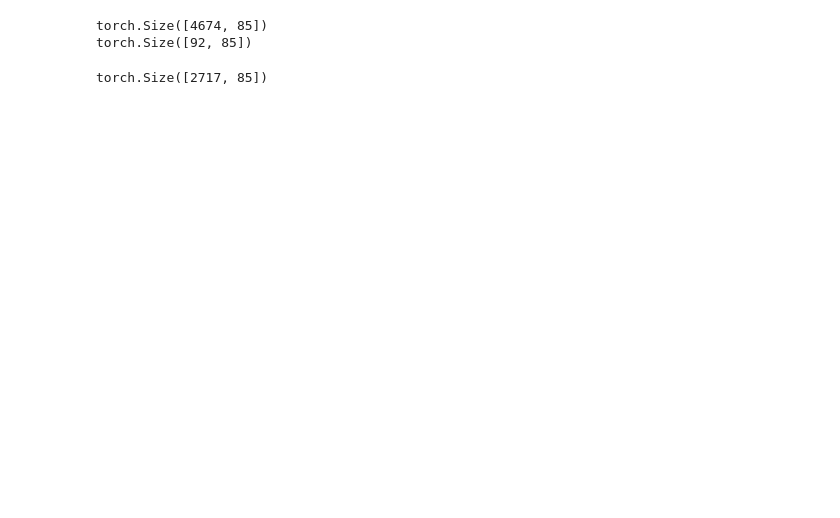
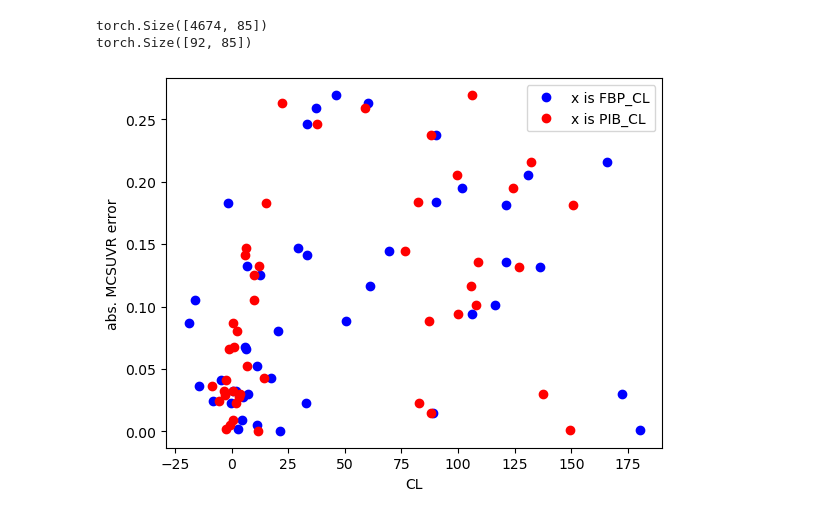
Before and after one commit to SoloChe/PET_cycleGAN, a Jupyter notebook: PET_interpretation.ipynb, the cells around one changed output. Drawn from its saved outputs; the diff is of its cells as text; code cells hidden in the pictures; blank space fills up the shorter version.

```diff
--- a/PET_interpretation.ipynb
+++ b/PET_interpretation.ipynb
@@ -40,7 +75,23 @@ test_loader = torch.utils.data.DataLoader(test_data, batch_size=128, shuffle=Fal
 # %% [output]
 torch.Size([4674, 85])
 torch.Size([92, 85])
-# %%
-uFBP.shape
-# %% [output]
-torch.Size([2717, 85])
+# %%
+from MCSUVR import cal_MCSUVR_torch, load_weights, cal_correlation
+MCSUVR_WEIGHT, _, REGION_INDEX = load_weights()
+mc_true = cal_MCSUVR_torch(pPiB,  REGION_INDEX, MCSUVR_WEIGHT).detach().numpy()
+mc_fake = cal_MCSUVR_torch(pPiB_fake,  REGION_INDEX, MCSUVR_WEIGHT).detach().numpy()
+cor = cal_correlation(mc_true, mc_fake)
+
+
+import pandas as pd
+pCL = pd.read_excel('./data_PET/Centioid_Summary.xlsx', sheet_name='Sheet1')
+# %%
+import matplotlib.pyplot as plt
+plt.plot(pCL['FBP_CL'], np.abs((mc_true - mc_fake)), 'bo', label='x is FBP_CL')
+plt.plot(pCL['PIB_CL'], np.abs((mc_true - mc_fake)), 'ro', label='x is PIB_CL')
+plt.xlabel('CL')
+plt.ylabel('abs. MCSUVR error')
+plt.legend()
+plt.savefig('./saved_mis/MC_error')
+# %% [output]
+[figure, added]
```
Also changed, not shown: parts of 14 cells of this notebook, 11 other files.
